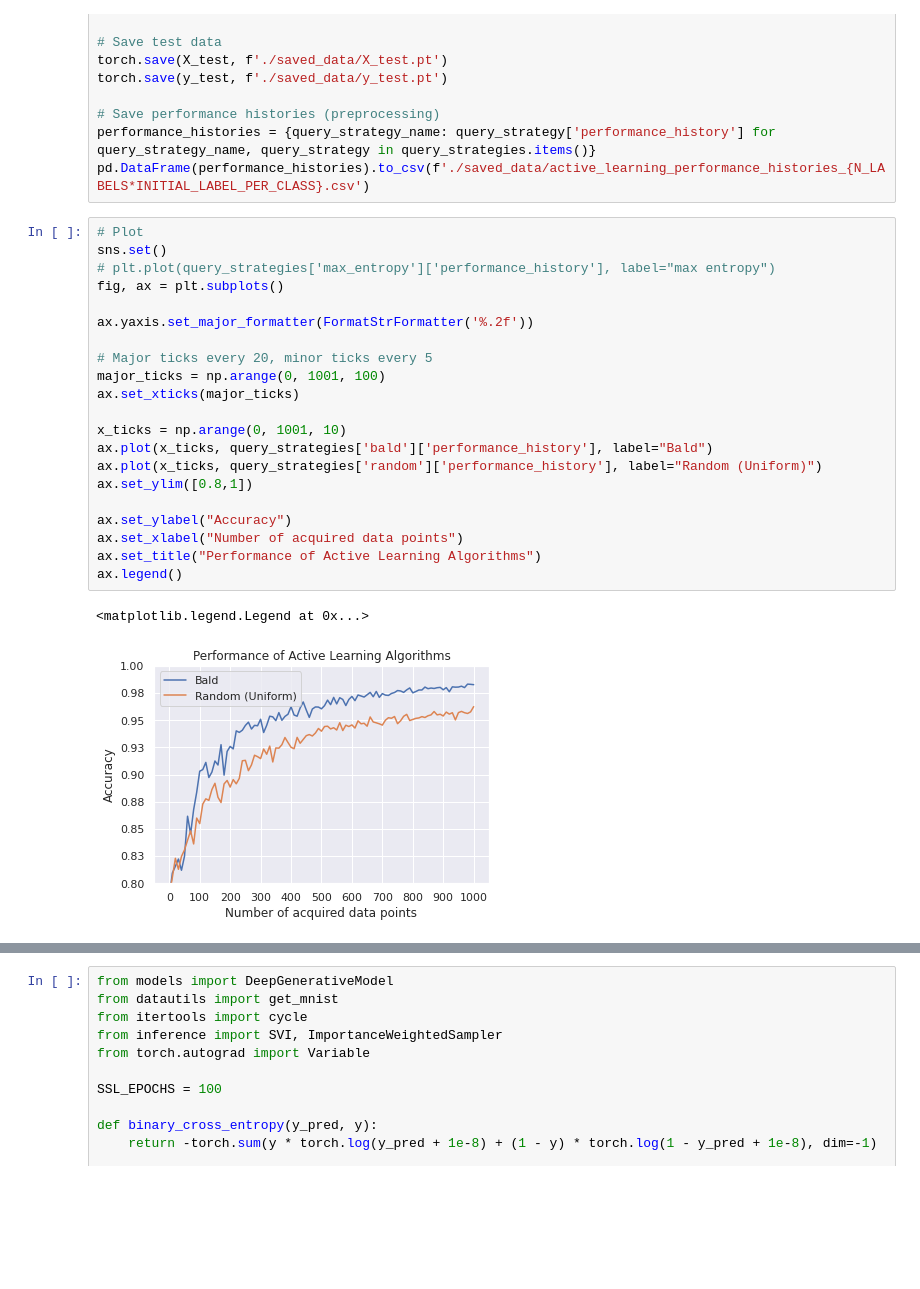
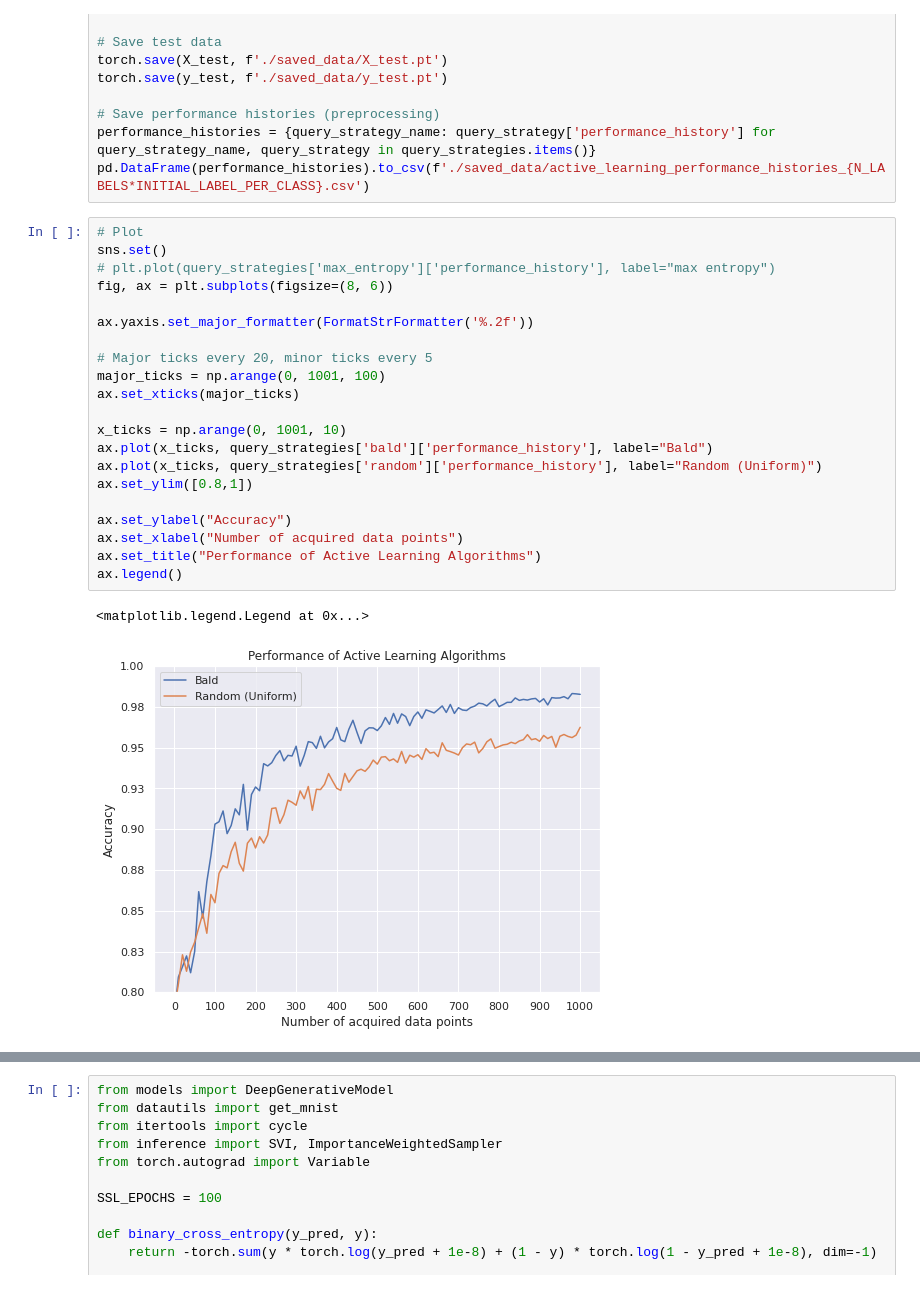
Before and after one commit to milexjaro/semi-supervised-active-learning-pytorch, a Jupyter notebook: Semi-Supervised Active Learning.ipynb, the cells around one changed output, grey strips where cells are left out. Drawn from its saved outputs; the diff is of its cells as text; blank space fills up the shorter version.

```diff
--- a/Semi-Supervised Active Learning.ipynb
+++ b/Semi-Supervised Active Learning.ipynb
@@ -276,27 +276,27 @@ pd.DataFrame(performance_histories).to_csv(f'./saved_data/active_learning_perfor
 # %%
 # Plot
 sns.set()
 # plt.plot(query_strategies['max_entropy']['performance_history'], label="max entropy")
-fig, ax = plt.subplots()
+fig, ax = plt.subplots(figsize=(8, 6))
 
 ax.yaxis.set_major_formatter(FormatStrFormatter('%.2f'))
 
 # Major ticks every 20, minor ticks every 5
 major_ticks = np.arange(0, 1001, 100)
 ax.set_xticks(major_ticks)
 
 x_ticks = np.arange(0, 1001, 10)
 ax.plot(x_ticks, query_strategies['bald']['performance_history'], label="Bald")
 ax.plot(x_ticks, query_strategies['random']['performance_history'], label="Random (Uniform)")
 ax.set_ylim([0.8,1])
 
 ax.set_ylabel("Accuracy")
 ax.set_xlabel("Number of acquired data points")
 ax.set_title("Performance of Active Learning Algorithms")
 ax.legend()
 # %% [output]
 <matplotlib.legend.Legend at 0x...>
-[figure, old version]
+[figure, new version]
 # %% [markdown]
 ###  Semi-supervised Learning
 
```
Also changed, not shown: parts of 1 cell of this notebook.
